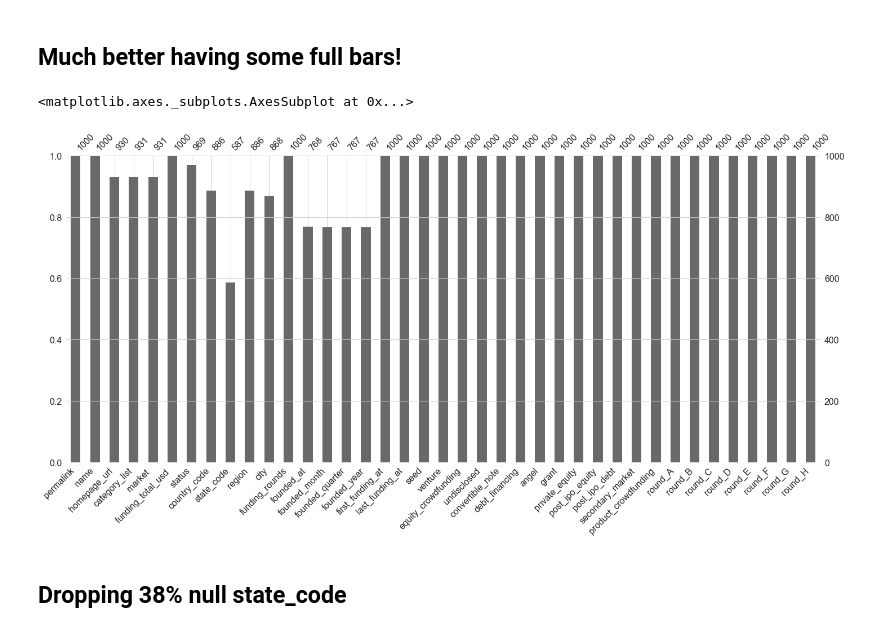
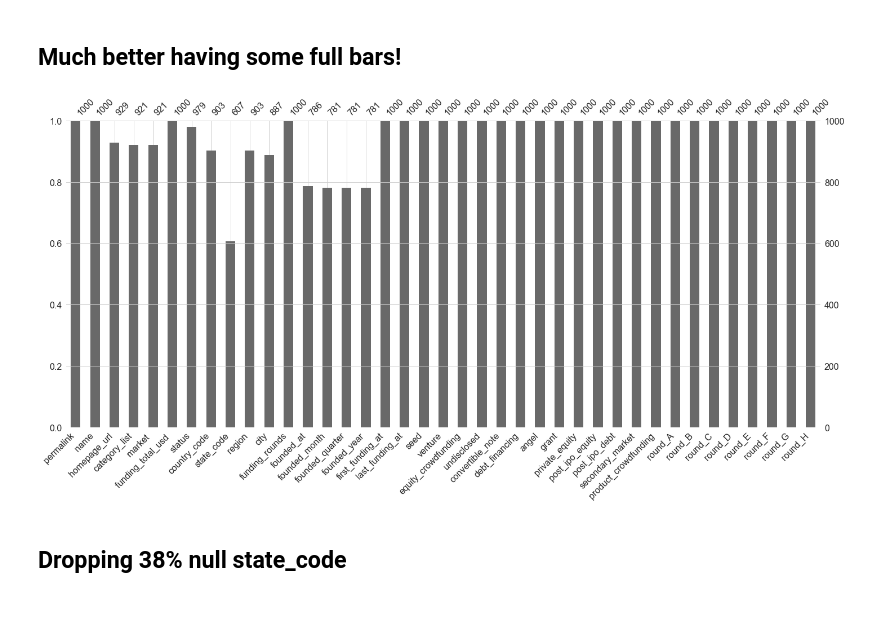
Before and after one commit to MichaelBurak/crunchbase-analysis, a Jupyter notebook: crunchbase-analysis.ipynb, the cells around one changed output. Drawn from its saved outputs; the diff is of its cells as text; code cells hidden in the pictures.

```diff
--- a/crunchbase-analysis.ipynb
+++ b/crunchbase-analysis.ipynb
@@ -117,11 +119,10 @@ state_code              38.991039
 dtype: float64
 # %% [markdown]
 ## Much better having some full bars!
-# %%
-msno.bar(df.sample(1000))
-# %% [output]
-<matplotlib.axes._subplots.AxesSubplot at 0x...>
-[figure, removed]
+# %%
+missing_bar()
+# %% [output]
+[figure, added]
 # %% [markdown]
 ## Dropping 38% null state_code
 # %%
```
Also changed, not shown: parts of 115 cells of this notebook.
